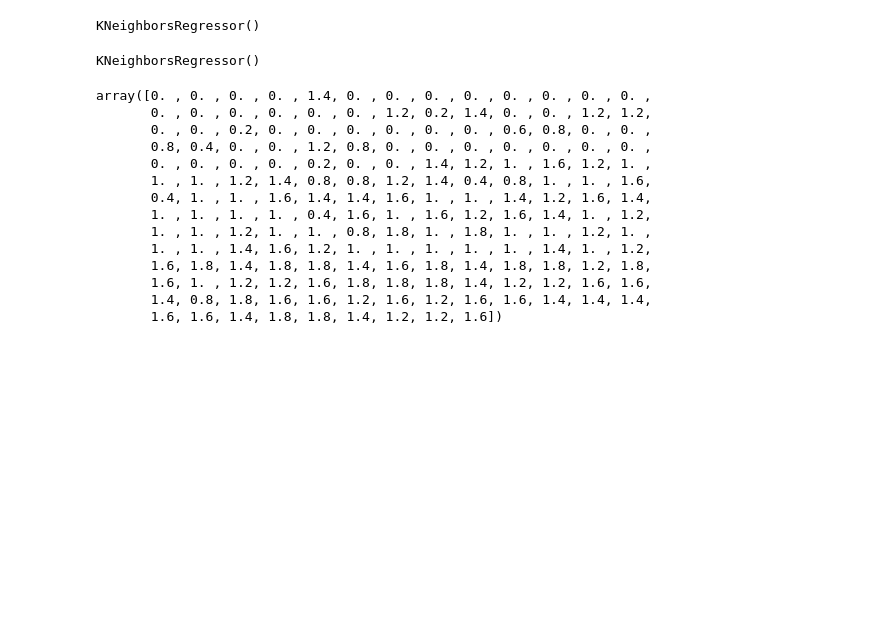
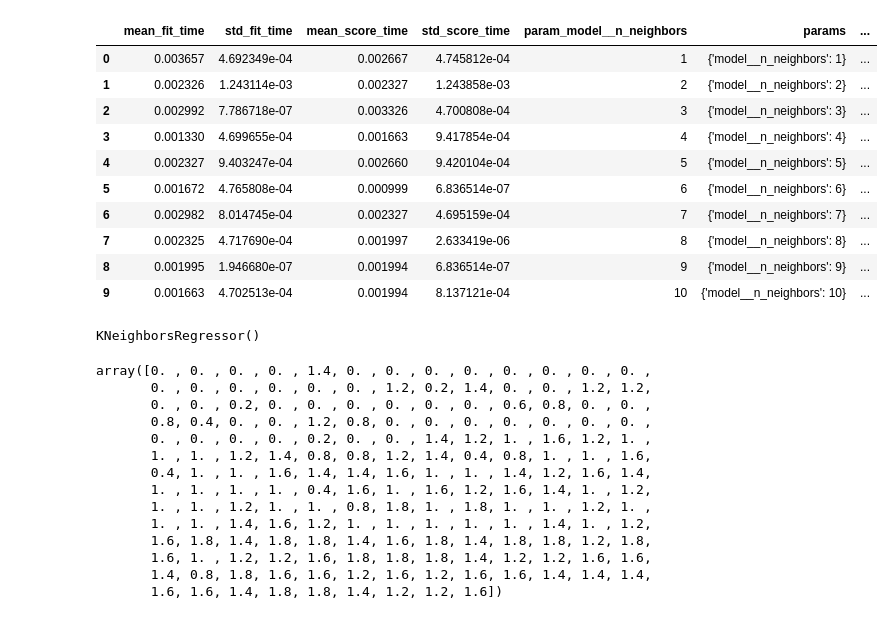
Before and after one commit to danielobare/british-airways-predicting-customer-buying-behavior, a Jupyter notebook: load_wine.ipynb, the cells around one changed output. Saved outputs shown, nothing was run; the diff lists cells and outputs as text; code cells hidden in the pictures; blank space fills up the shorter version.

Commit message:
added GridSearchCV object

```diff
--- a/load_wine.ipynb
+++ b/load_wine.ipynb
@@ -17,7 +38,22 @@ pipe = Pipeline([
+# %%
+mod1 = GridSearchCV(estimator=pipe,
+            param_grid={'model__n_neighbors': [1,2,3,4,5,6,7,8,9,10]},
+            cv=3)
 # %%
-mod.fit(X, y)
+mod1.fit(X, y);
+pd.DataFrame(mod1.cv_results_)
 # %% [output]
-KNeighborsRegressor()
+|  | mean_fit_time | std_fit_time | mean_score_time | std_score_time | param_model__n_neighbors | params | ... |
+| 0 | 0.003657 | 4.692349e-04 | 0.002667 | 4.745812e-04 | 1 | {'model__n_neighbors': 1} | ... |
+| 1 | 0.002326 | 1.243114e-03 | 0.002327 | 1.243858e-03 | 2 | {'model__n_neighbors': 2} | ... |
+| 2 | 0.002992 | 7.786718e-07 | 0.003326 | 4.700808e-04 | 3 | {'model__n_neighbors': 3} | ... |
+| 3 | 0.001330 | 4.699655e-04 | 0.001663 | 9.417854e-04 | 4 | {'model__n_neighbors': 4} | ... |
+| 4 | 0.002327 | 9.403247e-04 | 0.002660 | 9.420104e-04 | 5 | {'model__n_neighbors': 5} | ... |
+| 5 | 0.001672 | 4.765808e-04 | 0.000999 | 6.836514e-07 | 6 | {'model__n_neighbors': 6} | ... |
+| 6 | 0.002982 | 8.014745e-04 | 0.002327 | 4.695159e-04 | 7 | {'model__n_neighbors': 7} | ... |
+| 7 | 0.002325 | 4.717690e-04 | 0.001997 | 2.633419e-06 | 8 | {'model__n_neighbors': 8} | ... |
+| 8 | 0.001995 | 1.946680e-07 | 0.001994 | 6.836514e-07 | 9 | {'model__n_neighbors': 9} | ... |
+| 9 | 0.001663 | 4.702513e-04 | 0.001994 | 8.137121e-04 | 10 | {'model__n_neighbors': 10} | ... |
 # %%
 KNeighborsRegressor()
 # %% [output]
```
Also changed, not shown: parts of 4 cells of this notebook.
